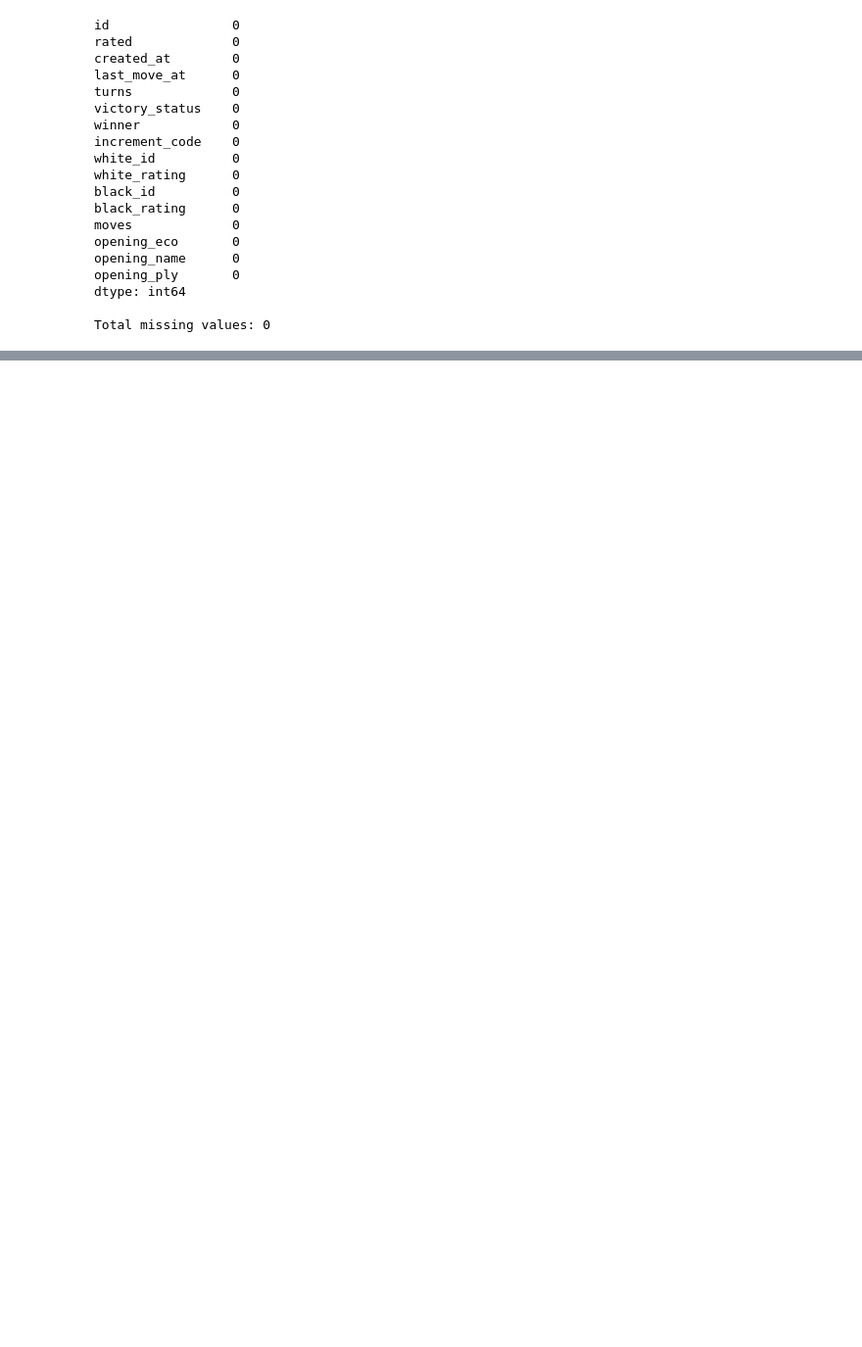
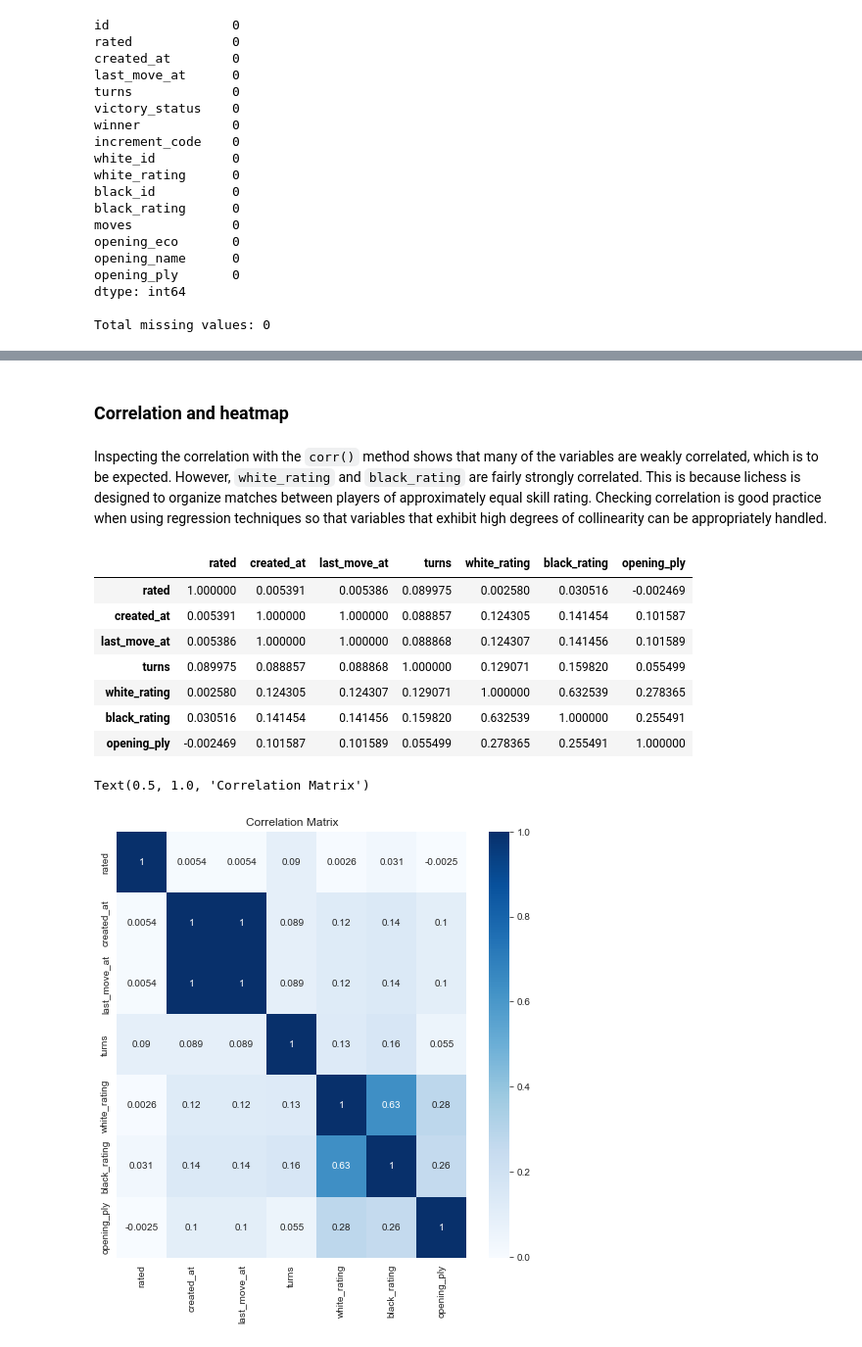
Before and after one commit to scannon2k/lichess-eda, a Jupyter notebook: lichess_EDA.ipynb, the cells around one changed output, grey strips where cells are left out. Shown at 98% size. Saved outputs shown, nothing was run; the diff lists cells and outputs as text; code cells hidden in the pictures; blank space fills up the shorter version.

```diff
--- a/lichess_EDA.ipynb
+++ b/lichess_EDA.ipynb
@@ -85,0 +237,21 @@ Total missing values: 0
+# %% [markdown]
+### Correlation and heatmap
+# %% [markdown]
+Inspecting the correlation with the `corr()` method shows that many of the variables are weakly correlated, which is to be expected. However, `white_rating` and `black_rating` are fairly strongly correlated. This is because lichess is designed to organize matches between players of approximately equal skill rating. Checking correlation is good practice when using regression techniques so that variables that exhibit high degrees of collinearity can be appropriately handled.
+# %%
+display(matches.corr())
+
+# plot seaborn heatmap
+plt.figure(figsize=(8,8))
+sns.heatmap(matches.corr(), annot=True, cmap='Blues').set_title('Correlation Matrix') #cmap='viridis'
+# %% [output]
+|  | rated | created_at | last_move_at | turns | white_rating | black_rating | opening_ply |
+| rated | 1.000000 | 0.005391 | 0.005386 | 0.089975 | 0.002580 | 0.030516 | -0.002469 |
+| created_at | 0.005391 | 1.000000 | 1.000000 | 0.088857 | 0.124305 | 0.141454 | 0.101587 |
+| last_move_at | 0.005386 | 1.000000 | 1.000000 | 0.088868 | 0.124307 | 0.141456 | 0.101589 |
+| turns | 0.089975 | 0.088857 | 0.088868 | 1.000000 | 0.129071 | 0.159820 | 0.055499 |
+| white_rating | 0.002580 | 0.124305 | 0.124307 | 0.129071 | 1.000000 | 0.632539 | 0.278365 |
+| black_rating | 0.030516 | 0.141454 | 0.141456 | 0.159820 | 0.632539 | 1.000000 | 0.255491 |
+| opening_ply | -0.002469 | 0.101587 | 0.101589 | 0.055499 | 0.278365 | 0.255491 | 1.000000 |
+Text(0.5, 1.0, 'Correlation Matrix')
+[figure, added]
```
Also changed, not shown: parts of 24 cells of this notebook, 1 other file.
